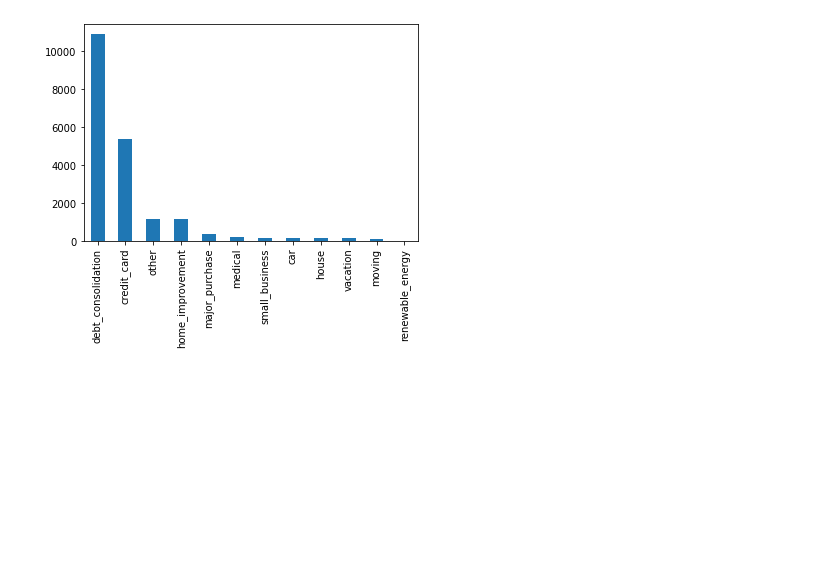
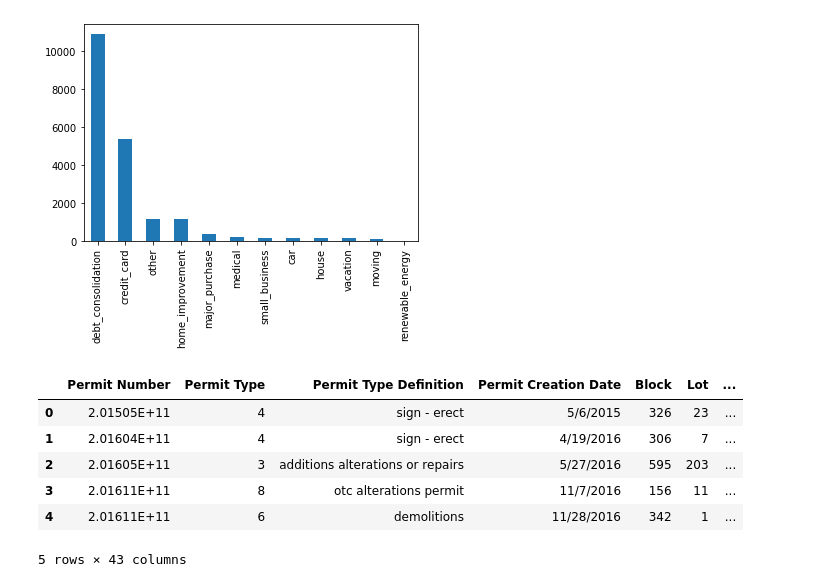
Before and after one commit to Thisarahetz/Data-Science-and-Analytics-IT3080, a Jupyter notebook: Lab01/data_cleaning_code.ipynb, the cells around one changed output. Cells and saved outputs as stored; diff of their text form; code cells hidden in the pictures; blank space fills up the shorter version.

```diff
--- a/Lab01/data_cleaning_code.ipynb
+++ b/Lab01/data_cleaning_code.ipynb
@@ -182,0 +189,11 @@ raw_data.to_csv('cleaned_loans2007.csv', index=False,encoding='utf-8')
+# %%
+df =pd.read_csv('Building_permits.csv')
+df.head()
+# %% [output]
+|  | Permit Number | Permit Type | Permit Type Definition | Permit Creation Date | Block | Lot | ... |
+| 0 | 2.01505E+11 | 4 | sign - erect | 5/6/2015 | 326 | 23 | ... |
+| 1 | 2.01604E+11 | 4 | sign - erect | 4/19/2016 | 306 | 7 | ... |
+| 2 | 2.01605E+11 | 3 | additions alterations or repairs | 5/27/2016 | 595 | 203 | ... |
+| 3 | 2.01611E+11 | 8 | otc alterations permit | 11/7/2016 | 156 | 11 | ... |
+| 4 | 2.01611E+11 | 6 | demolitions | 11/28/2016 | 342 | 1 | ... |
+5 rows × 43 columns
```
Also changed, not shown: parts of 5 cells of this notebook, 7 other files.
